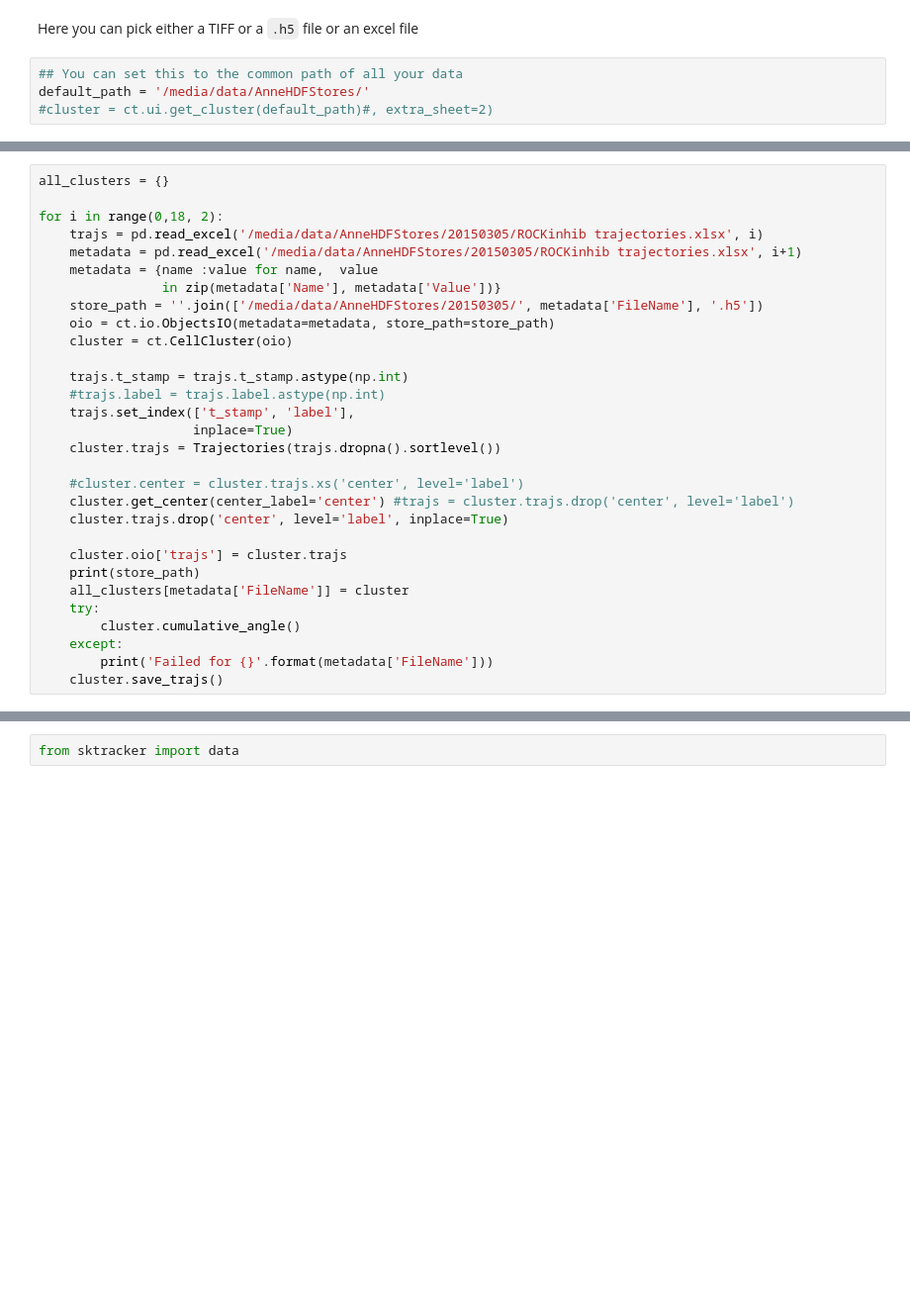
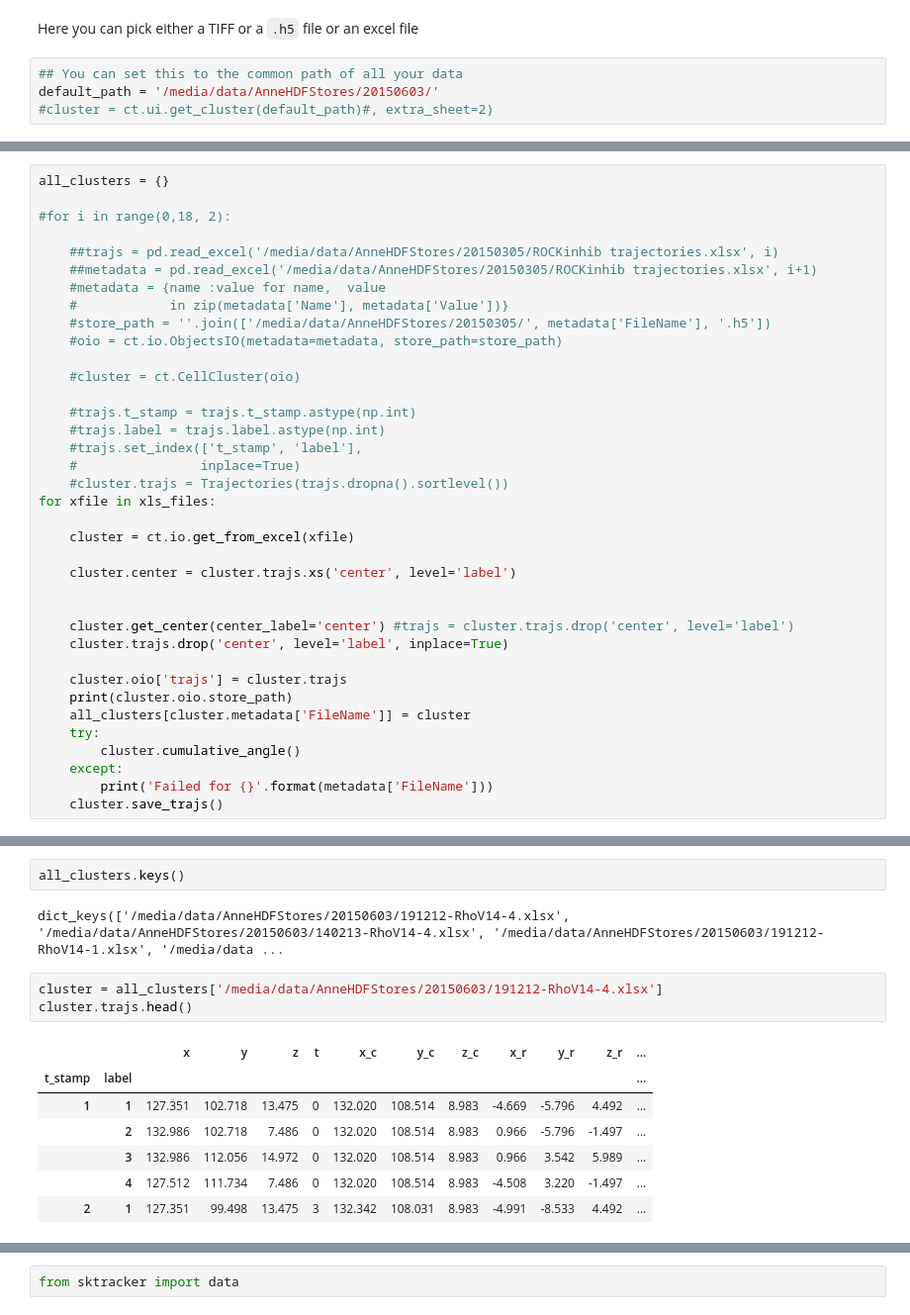
Before and after one commit to glyg/notebooks, a Jupyter notebook: cell-tracker/Analysis_dev.ipynb, the cells around one changed output, grey strips where cells are left out. Shown at 99% size. Cells and saved outputs as stored; diff of their text form; blank space fills up the shorter version.

```diff
--- a/cell-tracker/Analysis_dev.ipynb
+++ b/cell-tracker/Analysis_dev.ipynb
@@ -33,5 +35,5 @@ import cell_tracker as ct
 Here you can pick either a TIFF or a `.h5` file or an excel file
 # %%
 ## You can set this to the common path of all your data
-default_path = '/media/data/AnneHDFStores/'
+default_path = '/media/data/AnneHDFStores/20150603/'
 #cluster = ct.ui.get_cluster(default_path)#, extra_sheet=2)
@@ -38,28 +50,35 @@ default_path = '/media/data/AnneHDFStores/'
 # %%
 all_clusters = {}
 
-for i in range(0,18, 2):
-    trajs = pd.read_excel('/media/data/AnneHDFStores/20150305/ROCKinhib trajectories.xlsx', i)
-    metadata = pd.read_excel('/media/data/AnneHDFStores/20150305/ROCKinhib trajectories.xlsx', i+1)
-    metadata = {name :value for name,  value
-                in zip(metadata['Name'], metadata['Value'])}
-    store_path = ''.join(['/media/data/AnneHDFStores/20150305/', metadata['FileName'], '.h5'])
-    oio = ct.io.ObjectsIO(metadata=metadata, store_path=store_path)
-    cluster = ct.CellCluster(oio)
+#for i in range(0,18, 2):
 
-    trajs.t_stamp = trajs.t_stamp.astype(np.int)
+    ##trajs = pd.read_excel('/media/data/AnneHDFStores/20150305/ROCKinhib trajectories.xlsx', i)
+    ##metadata = pd.read_excel('/media/data/AnneHDFStores/20150305/ROCKinhib trajectories.xlsx', i+1)
+    #metadata = {name :value for name,  value
+    #            in zip(metadata['Name'], metadata['Value'])}
+    #store_path = ''.join(['/media/data/AnneHDFStores/20150305/', metadata['FileName'], '.h5'])
+    #oio = ct.io.ObjectsIO(metadata=metadata, store_path=store_path)
+
+    #cluster = ct.CellCluster(oio)
+
+    #trajs.t_stamp = trajs.t_stamp.astype(np.int)
     #trajs.label = trajs.label.astype(np.int)
-    trajs.set_index(['t_stamp', 'label'],
-                    inplace=True)
-    cluster.trajs = Trajectories(trajs.dropna().sortlevel())
+    #trajs.set_index(['t_stamp', 'label'],
+    #                inplace=True)
+    #cluster.trajs = Trajectories(trajs.dropna().sortlevel())
+for xfile in xls_files:
 
-    #cluster.center = cluster.trajs.xs('center', level='label')
+    cluster = ct.io.get_from_excel(xfile)
+
+    cluster.center = cluster.trajs.xs('center', level='label')
+
+
     cluster.get_center(center_label='center') #trajs = cluster.trajs.drop('center', level='label')
     cluster.trajs.drop('center', level='label', inplace=True)
 
     cluster.oio['trajs'] = cluster.trajs
-    print(store_path)
-    all_clusters[metadata['FileName']] = cluster
+    print(cluster.oio.store_path)
+    all_clusters[cluster.metadata['FileName']] = cluster
     try:
         cluster.cumulative_angle()
     except:
@@ -84,0 +117,15 @@ for cluster in all_clusters.values():
+# %%
+all_clusters.keys()
+# %% [output]
+dict_keys(['/media/data/AnneHDFStores/20150603/191212-RhoV14-4.xlsx', '/media/data/AnneHDFStores/20150603/140213-RhoV14-4.xlsx', '/media/data/AnneHDFStores/20150603/191212-RhoV14-1.xlsx', '/media/data ...
+# %%
+cluster = all_clusters['/media/data/AnneHDFStores/20150603/191212-RhoV14-4.xlsx']
+cluster.trajs.head()
+# %% [output]
+|  |  | x | y | z | t | x_c | y_c | z_c | x_r | y_r | z_r | ... |
+| t_stamp | label |  |  |  |  |  |  |  |  |  |  | ... |
+| 1 | 1 | 127.351 | 102.718 | 13.475 | 0 | 132.020 | 108.514 | 8.983 | -4.669 | -5.796 | 4.492 | ... |
+|  | 2 | 132.986 | 102.718 | 7.486 | 0 | 132.020 | 108.514 | 8.983 | 0.966 | -5.796 | -1.497 | ... |
+|  | 3 | 132.986 | 112.056 | 14.972 | 0 | 132.020 | 108.514 | 8.983 | 0.966 | 3.542 | 5.989 | ... |
+|  | 4 | 127.512 | 111.734 | 7.486 | 0 | 132.020 | 108.514 | 8.983 | -4.508 | 3.220 | -1.497 | ... |
+| 2 | 1 | 127.351 | 99.498 | 13.475 | 3 | 132.342 | 108.031 | 8.983 | -4.991 | -8.533 | 4.492 | ... |
```
Also changed, not shown: parts of 14 cells of this notebook, 11 other files.
